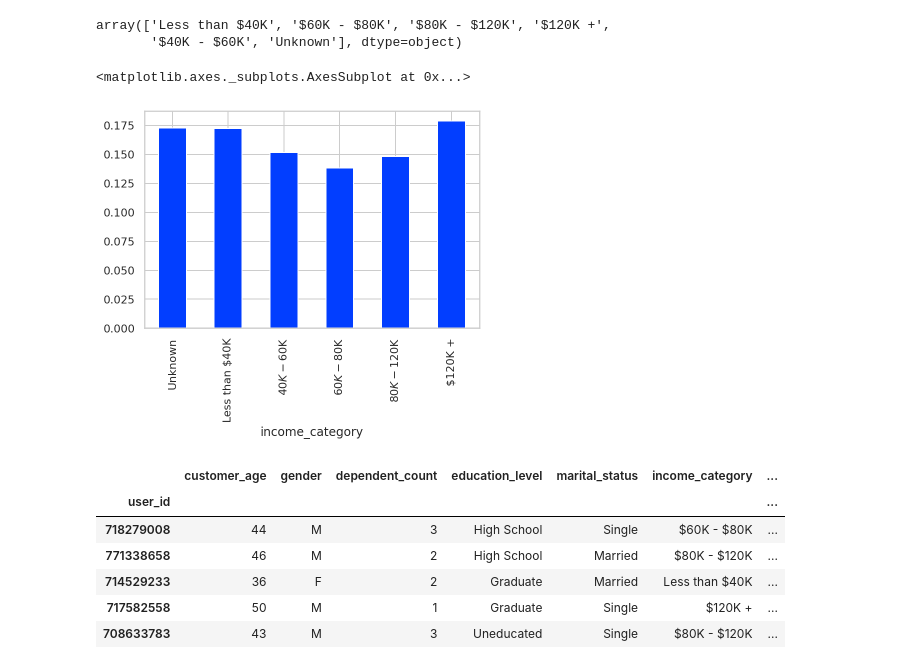
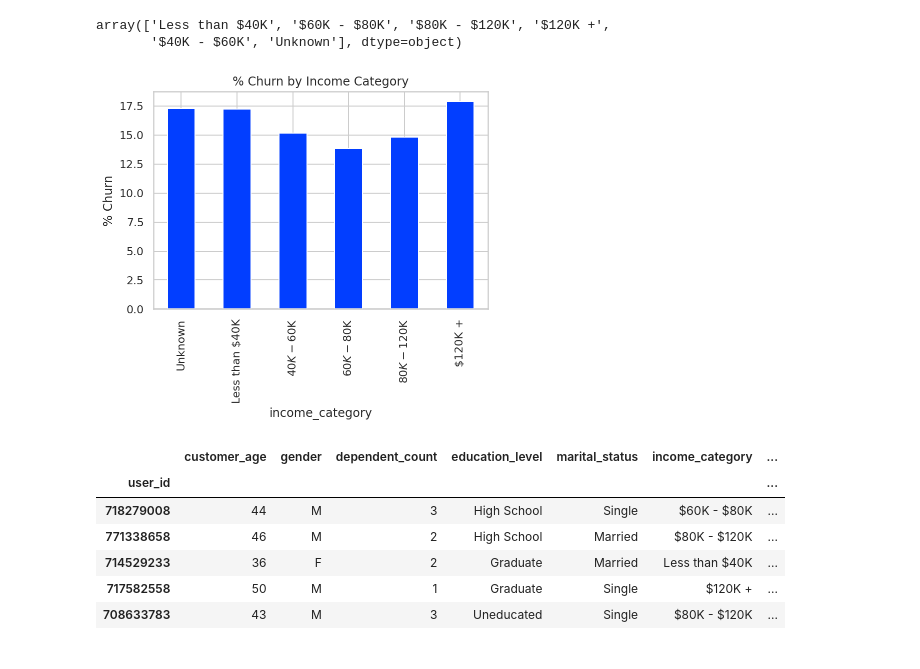
Before and after one commit to bayuzen19/Business-Inteligence-Batch-3, a Jupyter notebook: Day_16_Bank_Churn_Bayuzen_Ahmad.ipynb, the cells around one changed output. Drawn from its saved outputs; the diff is of its cells as text; code cells hidden in the pictures.

```diff
--- a/Day_16_Bank_Churn_Bayuzen_Ahmad.ipynb
+++ b/Day_16_Bank_Churn_Bayuzen_Ahmad.ipynb
@@ -346,9 +374,9 @@ sns.boxplot(data=X_train,x="attrition_flag",y='customer_age')
 # %% [markdown]
 secara median terlihat bahwa umur customer yang churn lebih tinggi dibandingkan customer yang tidak churn
 # %%
-X_train["customer_age_bin"] = pd.cut(X_train['customer_age'],bins=[26,30,40,50,60,73],labels=['26-30','30-40','40-50','50-60',"+60"])
+X_train["customer_age_bin"] = pd.cut(X_train['customer_age'],bins=[25,30,40,50,60,73],labels=['25-30','30-40','40-50','50-60',"+60"])
 
-X_train.groupby("customer_age_bin")["attrition_flag"].mean().plot(kind="bar").set_title("% Churn in Customer Age Group")
+(X_train.groupby("customer_age_bin")["attrition_flag"].mean()*100).plot(kind="bar").set_title("% Churn in Customer Age Group")
 plt.ylabel("% Churn")
 plt.xlabel("Age Group")
 plt.xticks(rotation=0);
@@ -392,10 +409,11 @@ array(['Less than $40K', '$60K - $80K', '$80K - $120K', '$120K +',
        '$40K - $60K', 'Unknown'], dtype=object)
 # %%
 order_income = ['Unknown','Less than $40K','$40K - $60K','$60K - $80K','$80K - $120K','$120K +']
-X_train.groupby("income_category")["attrition_flag"].mean().loc[order_income].plot(kind='bar')
+(X_train.groupby("income_category")["attrition_flag"].mean()*100).loc[order_income].plot(kind='bar').set_title("% Churn by Income Category")
+plt.ylabel("% Churn")
+plt.show()
 # %% [output]
-<matplotlib.axes._subplots.AxesSubplot at 0x...>
-[figure, old version]
+[figure, new version]
 # %%
 income_edu = X_train[X_train['income_category'] != 'Unknown'].copy()
 income_edu = income_edu[income_edu['education_level'] != 'Unknown']
```
Also changed, not shown: parts of 68 cells of this notebook.
